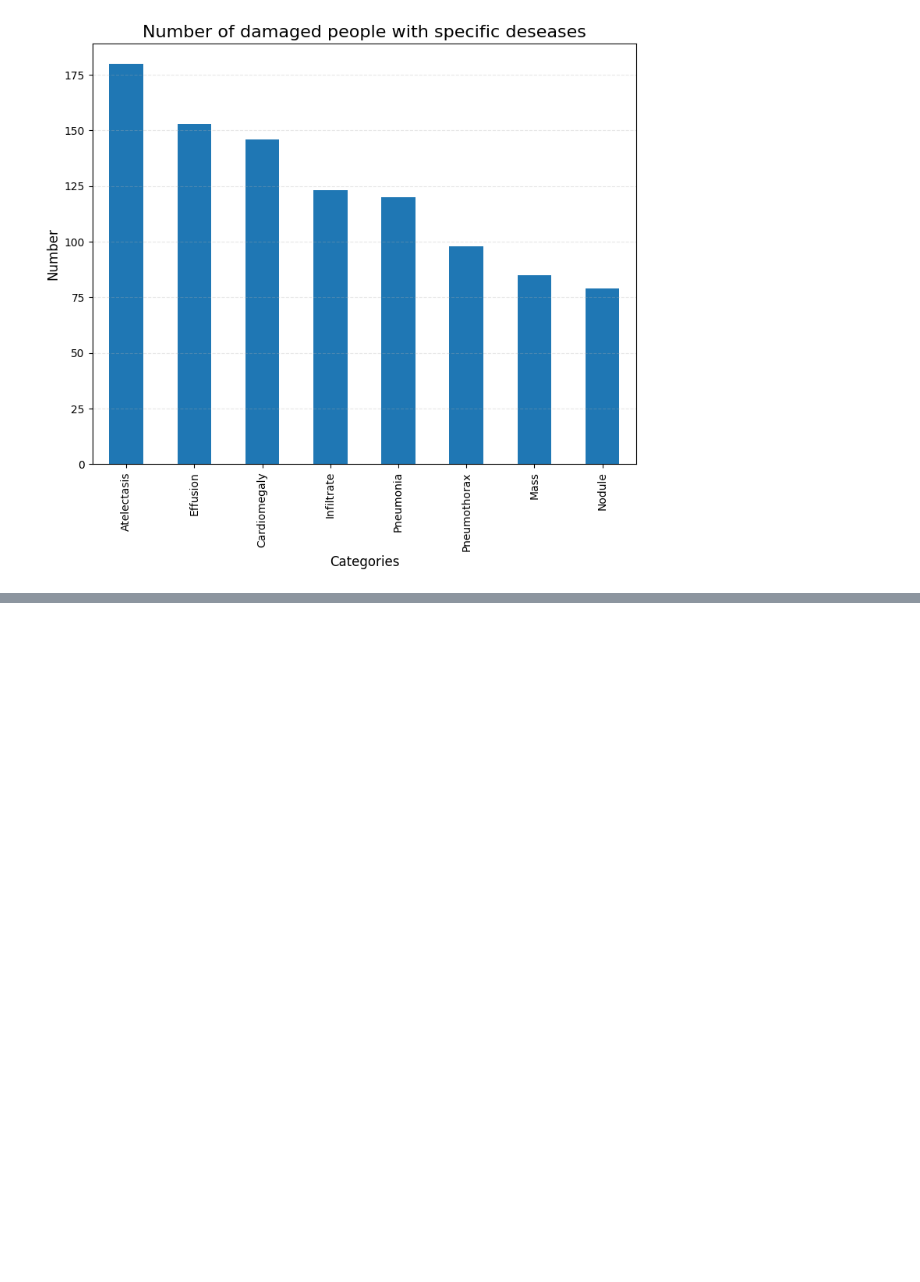
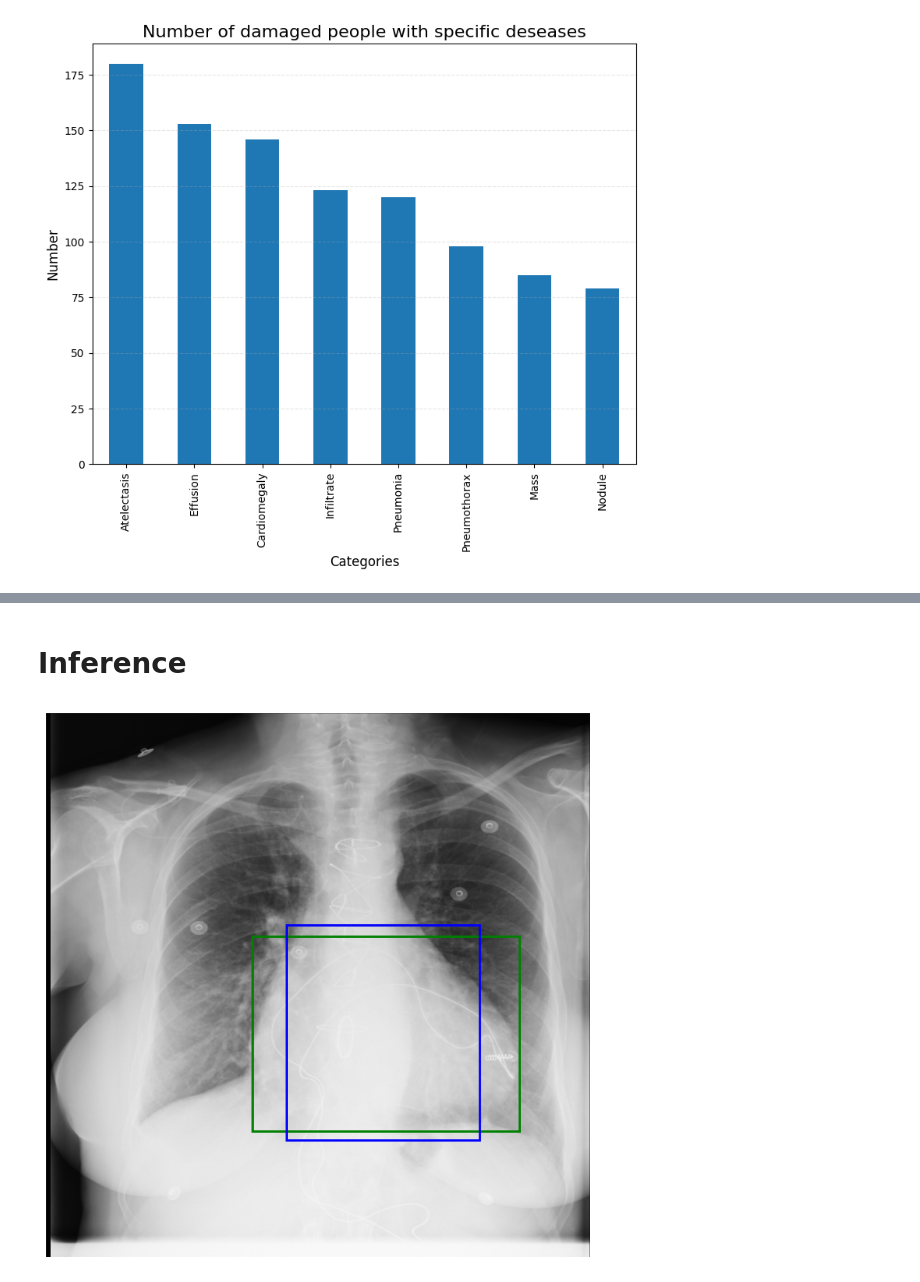
Before and after one commit to andreqwert/chestxray_deseases_detection, a Jupyter notebook: chrestxray_deseases_detection.ipynb, the cells around one changed output, grey strips where cells are left out. Cells and saved outputs as stored; diff of their text form; code cells hidden in the pictures; blank space fills up the shorter version.

```diff
--- a/chrestxray_deseases_detection.ipynb
+++ b/chrestxray_deseases_detection.ipynb
@@ -516,4 +337,2 @@ plt.legend()
 # %%
-model = torch.load("./model.pth", weights_only=False)
+model = torch.load('/kaggle/input/fasterrcnn-ronc/ronc_model.pth', weights_only=False)
-# %%
-img, _ = test_dataset[random.randint(0, len(test_dataset) - 1)]
@@ -579,0 +506,34 @@ Saved: ./ex_img.png
+# %% [markdown]
+# Inference
+# %%
+def visualize_boxes(test_df, df_pred, img_path):
+
+    image = Image.open(img_path).convert("RGB")
+    fig, ax = plt.subplots(1, figsize=(9, 7))
+    ax.imshow(image)
+    ax.axis('off')
+
+    def add_boxes(df, color, label_prefix):
+        image_id = os.path.basename(img_path)
+        subset = df[df['image_id'] == image_id]
+        for _, row in subset.iterrows():
+            x, y, w, h = row['x'], row['y'], row['w'], row['h']
+            rect = patches.Rectangle(
+                (x, y), w, h,
+                linewidth=2, edgecolor=color, facecolor='none'
+            )
+            ax.add_patch(rect)
+
+    add_boxes(test_df, 'green', 'Ground Truth')
+    add_boxes(df_pred, 'blue', 'Prediction')
+    plt.tight_layout()
+    plt.show()
+
+
+visualize_boxes(
+    test_df=df_test,
+    df_pred=pred_df,
+    img_path='/kaggle/working/true/00000377_004.png'
+)
+# %% [output]
+[figure, added]
```
Also changed, not shown: parts of 42 cells of this notebook.
